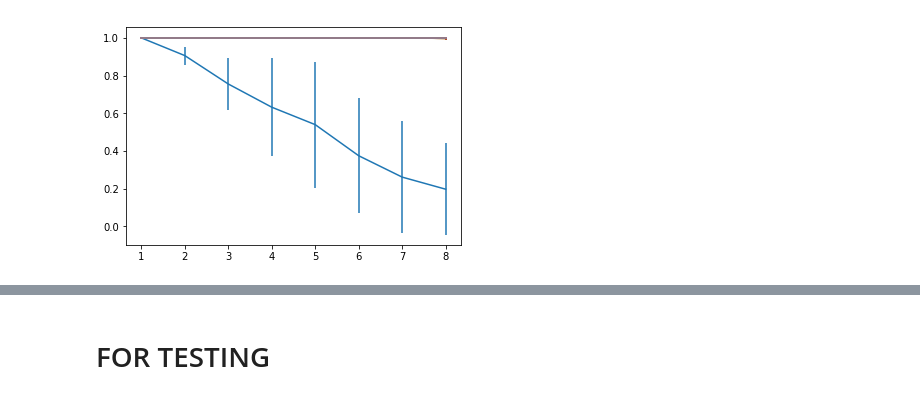
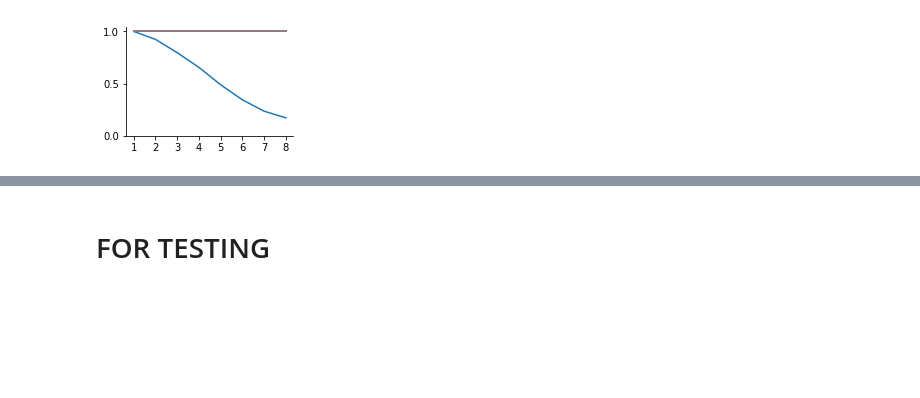
Before and after one commit to harmslab/notebooks-epistasis-ensembles, a Jupyter notebook: plot summary figures.ipynb, the cells around one changed output, grey strips where cells are left out. Saved outputs shown, nothing was run; the diff lists cells and outputs as text; code cells hidden in the pictures; blank space fills up the shorter version.

Commit message:
adding seven-site analysis

```diff
--- a/plot summary figures.ipynb
+++ b/plot summary figures.ipynb
@@ -28,4 +32,16 @@ class Data(object):
     def rsquared3(self):
         return self.f["rsquared-3"].value
 # %%
-d = Data("scripts/test.hdf5")
+d = Data("scripts/lattice-8site-full.hdf5")
+# %%
+with open("phifull.csv", "w") as f:
+    for i in range(100):
+        wildtype = d.sequences[i][0].astype(str)
+        mutant = d.sequences[i][1].astype(str)
+        vals = ",".join([str(val) for val in d.phifull[i]])
+        f.write(",".join([wildtype,mutant,vals]) + "\n")
+# %%
+m = np.mean(d.phifull, axis=0)
+s = np.std(d.phifull, axis=0)
+for i in range(0,8):
+    plt.bar(i+1, m[i], yerr=s[i], color="C"+str(i))
@@ -46,7 +64,24 @@ for i in range(0,8):
+# %%
+def stats(vals):
+    vals.sort(axis=0)
+    mean = np.mean(vals, axis=0)
+    #print(vals)
+    lower = vals[15]
+    upper = vals[85]
+    return mean, mean - lower, upper - mean
 # %%
+fig, ax = plt.subplots(figsize=(3,2))
 for i in range(8):
-    m = np.mean(d.rsquared2[:, i, :], axis=0)
-    s = np.std(d.rsquared2[:, i, :], axis=0)
-    plt.errorbar(range(1,9), m, yerr=s)
+    m, lower, upper = stats(d.rsquared2[:, i, :])
+    #m = np.mean(d.rsquared2[:, i, :], axis=0)
+    #s = np.std(d.rsquared2[:, i, :], axis=0)
+    ax.plot(range(1,9), m)#, yerr=[lower,upper])
+
+ticks = ax.set_xticks(range(1,9))
+ticks = ax.set_yticks([0,.5,1])
+ax.spines["right"].set_visible(False)
+ax.spines["top"].set_visible(False)
+
+fig.savefig("2-state-predictions.pdf", format="pdf")
 # %% [output]
-[figure, old version]
+[figure, new version]
```
Also changed, not shown: parts of 16 cells of this notebook, 7 other files.
